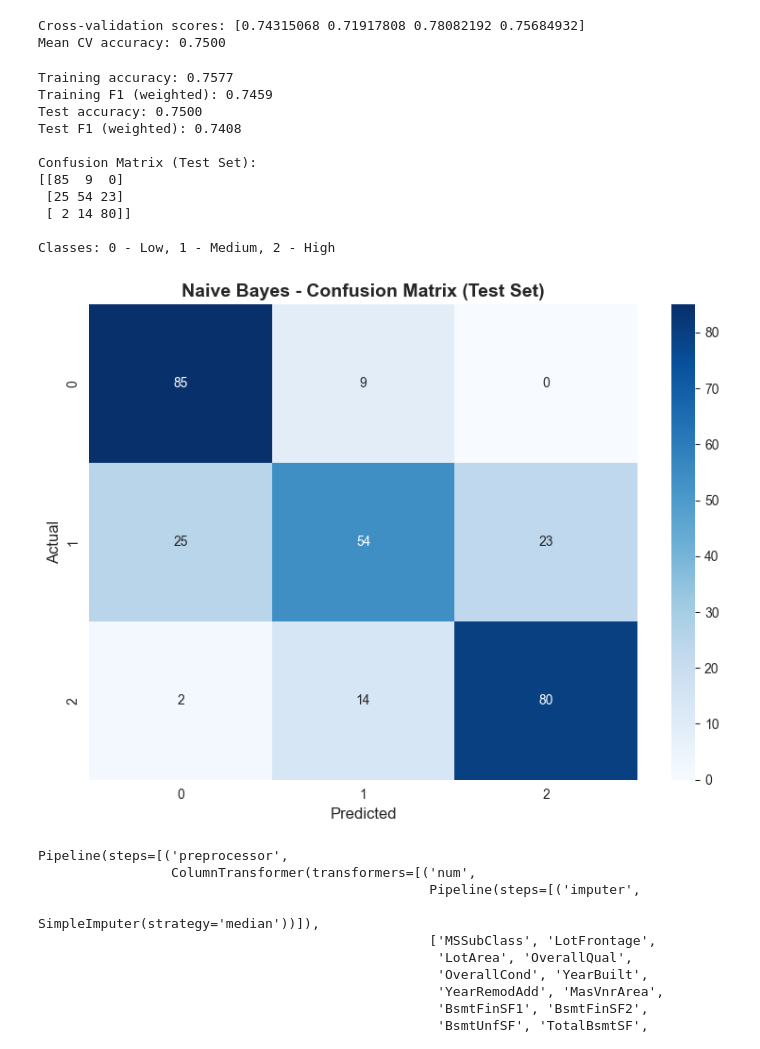
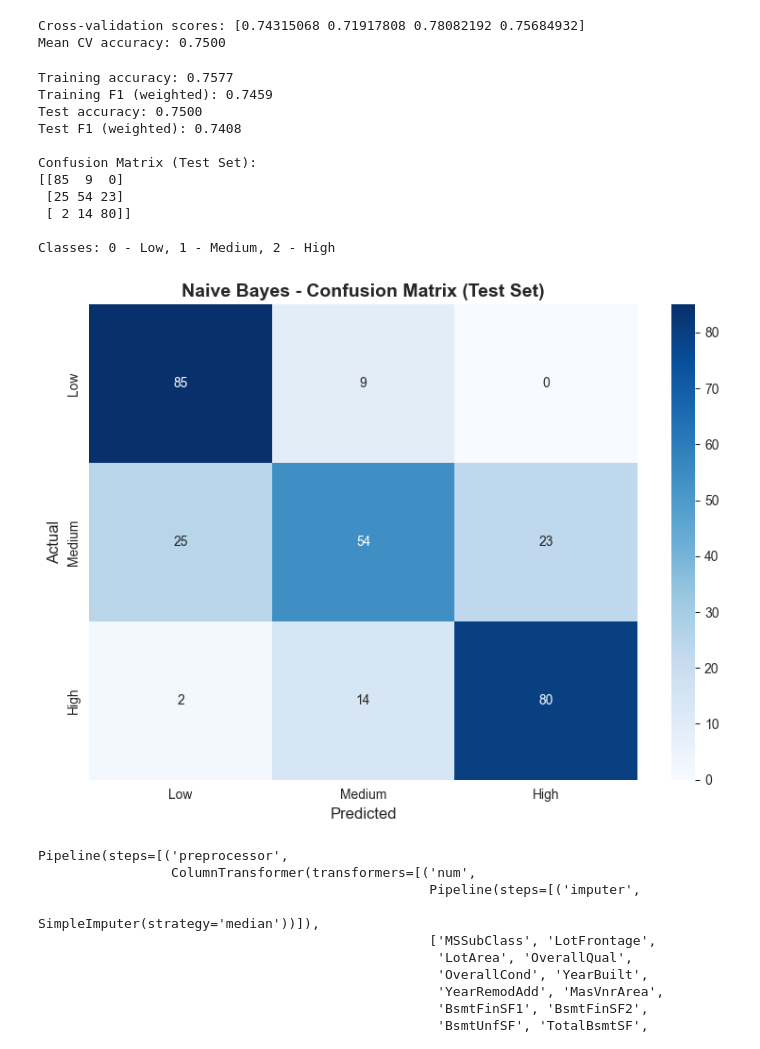
Before and after one commit to haydenpham/CS4120-MLProject, a Jupyter notebook: project/src/train_classification_models.ipynb, the cells around one changed output. Drawn from its saved outputs; the diff is of its cells as text; code cells hidden in the pictures.

```diff
--- a/project/src/train_classification_models.ipynb
+++ b/project/src/train_classification_models.ipynb
@@ -94,36 +94,36 @@ print(f"Training F1 (weighted): {train_f1_nb:.4f}")
 y_test_pred_nb = nb_pipeline.predict(X_test)
 test_accuracy_nb = accuracy_score(y_test, y_test_pred_nb)
 test_f1_nb = f1_score(y_test, y_test_pred_nb, average='weighted')
 print(f"Test accuracy: {test_accuracy_nb:.4f}")
 print(f"Test F1 (weighted): {test_f1_nb:.4f}")
 
 print("\nConfusion Matrix (Test Set):")
 cm_nb = confusion_matrix(y_test, y_test_pred_nb)
 print(cm_nb)
 print("\nClasses: 0 - Low, 1 - Medium, 2 - High")
 
 plt.figure(figsize=(8, 6))
 sns.heatmap(cm_nb, annot=True, fmt='d', cmap='Blues',
-            xticklabels=nb_pipeline.classes_,
-            yticklabels=nb_pipeline.classes_)
+            xticklabels=['Low', 'Medium', 'High'],
+            yticklabels=['Low', 'Medium', 'High'])
 plt.title('Naive Bayes - Confusion Matrix (Test Set)', fontsize=14, fontweight='bold')
 plt.ylabel('Actual', fontsize=12)
 plt.xlabel('Predicted', fontsize=12)
 plt.tight_layout()
 plt.show()
 # %% [output]
 Training accuracy: 0.7577
 Training F1 (weighted): 0.7459
 Test accuracy: 0.7500
 Test F1 (weighted): 0.7408
 
 Confusion Matrix (Test Set):
 [[85  9  0]
  [25 54 23]
  [ 2 14 80]]
 
 Classes: 0 - Low, 1 - Medium, 2 - High
-[figure, old version]
+[figure, new version]
 # %%
 # Step 6: Train Logistic Regression Model and apply 4-fold cross-validation
 lr_pipeline = Pipeline([
```
Also changed, not shown: parts of 1 cell of this notebook.
